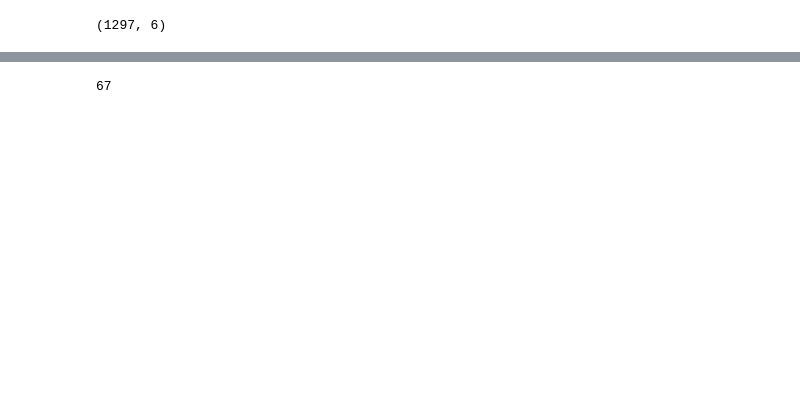
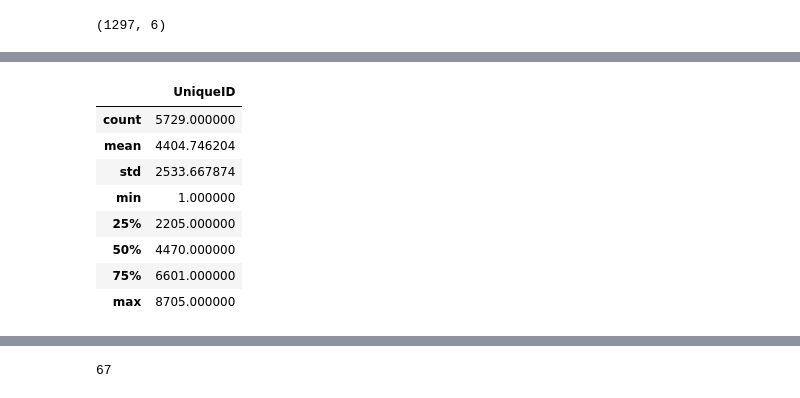
Before and after one commit to DanielleRomanoff/DS-Unit-1-Project_Dog_Bites, a Jupyter notebook: Dog Bites Project Technical.ipynb, the cells around one changed output, grey strips where cells are left out. Drawn from its saved outputs; the diff is of its cells as text; code cells hidden in the pictures; blank space fills up the shorter version.

```diff
--- a/Dog Bites Project.ipynb
+++ b/Dog Bites Project Technical.ipynb
@@ -62,0 +78,12 @@ total_males = males['Gender'].value_counts()
+# %%
+nyc_data.describe()
+# %% [output]
+|  | UniqueID |
+| count | 5729.000000 |
+| mean | 4404.746204 |
+| std | 2533.667874 |
+| min | 1.000000 |
+| 25% | 2205.000000 |
+| 50% | 4470.000000 |
+| 75% | 6601.000000 |
+| max | 8705.000000 |
```
Also changed, not shown: parts of 7 cells of this notebook, 6 other files.
